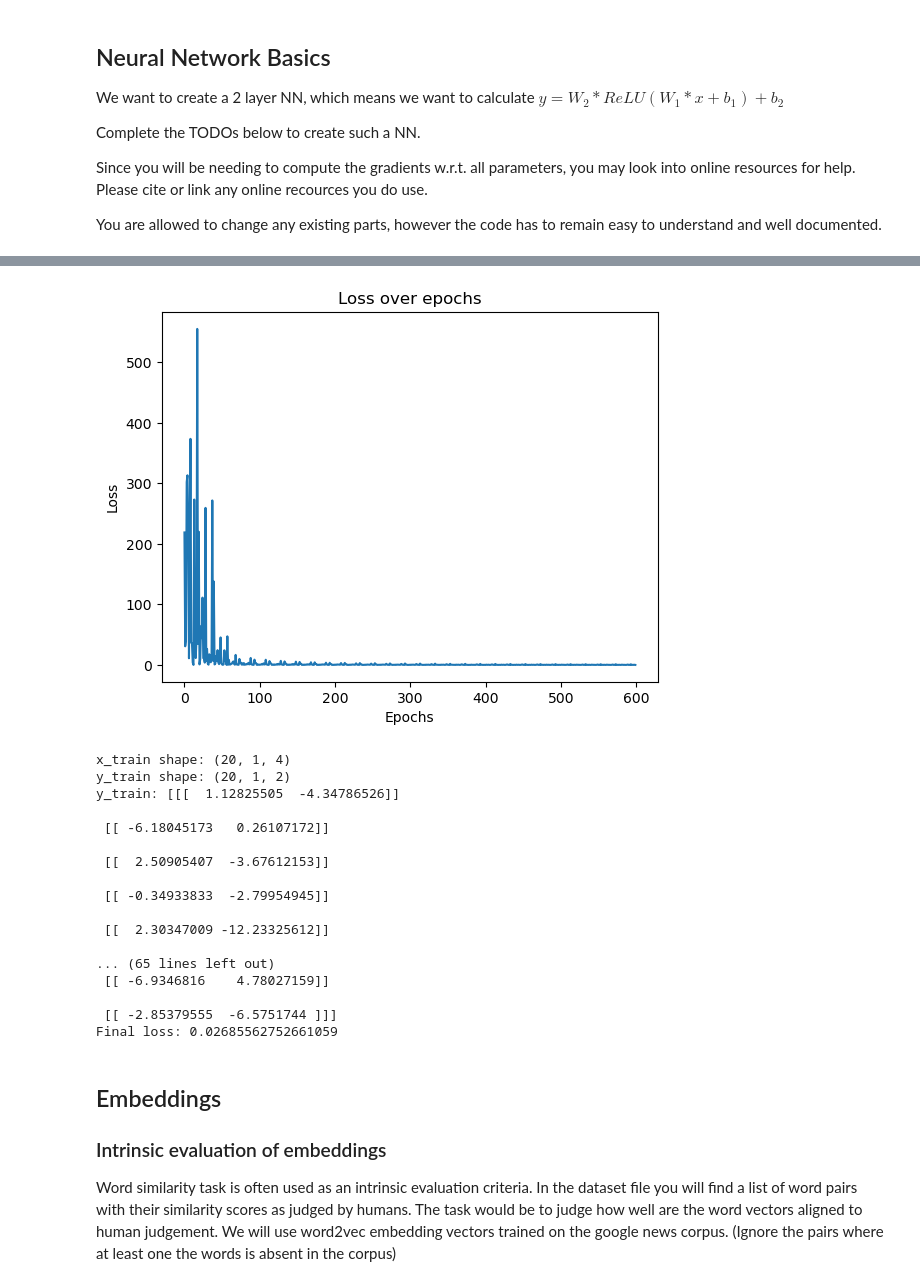
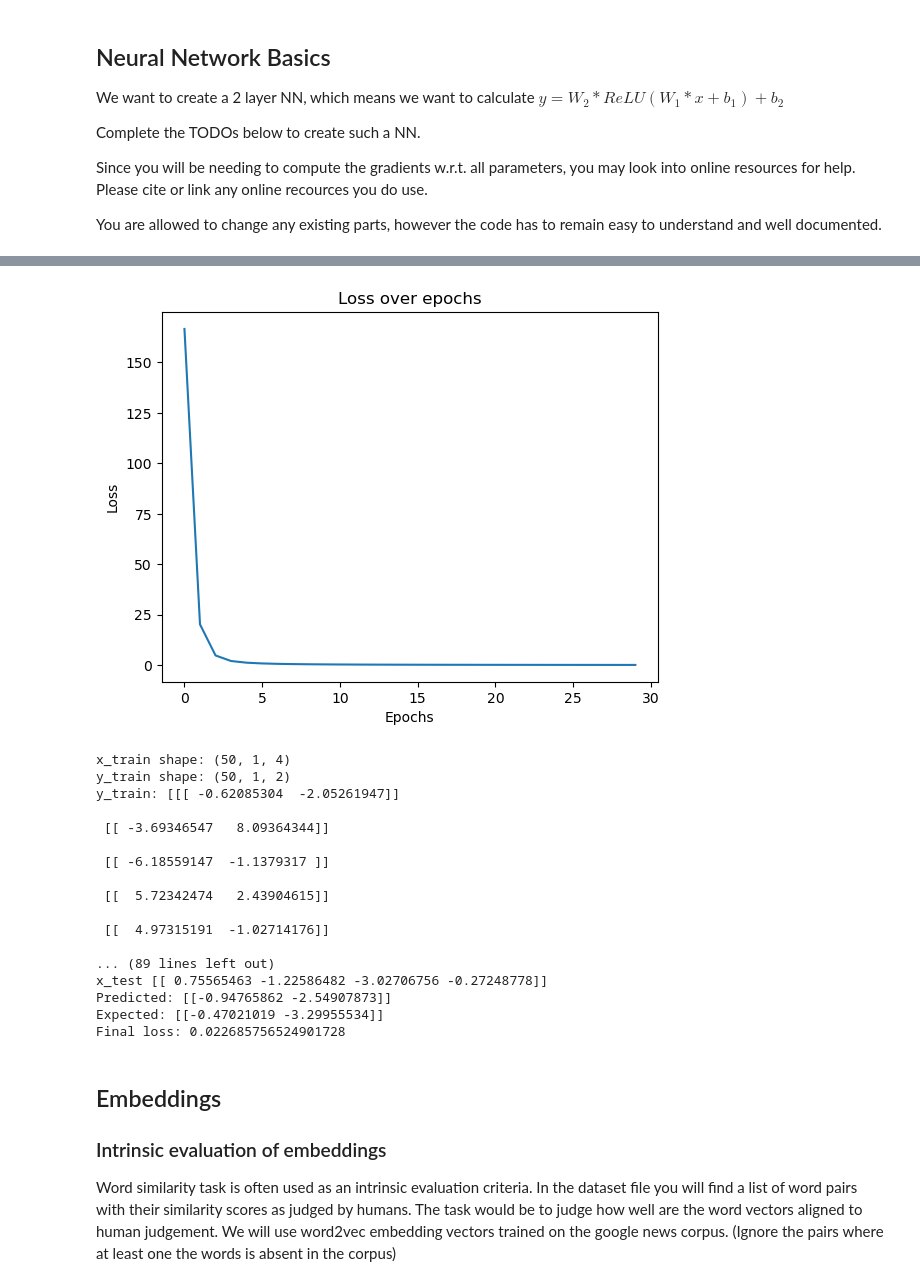
Before and after one commit to HaukeGS/text_mining, a Jupyter notebook: home_assignment_1/HomeAssignment1.ipynb, the cells around one changed output, grey strips where cells are left out. Drawn from its saved outputs; the diff is of its cells as text; code cells hidden in the pictures.

```diff
--- a/home_assignment_1/HomeAssignment1.ipynb
+++ b/home_assignment_1/HomeAssignment1.ipynb
@@ -52,22 +52,3 @@ def sigmoid(x):
         x' (np.ndarray): return value of the pointwise sigmoid application
     """
     return 1 / (1 + np.exp(-x))
-# %%
-W1 = np.random.randn(3, 4)
-print(f"W1 shape: {W1.shape}")
-x = np.ones((2, 3))
-print(f"x shape: {x.shape}")
-print(f"np.dot(x, W1) shape: {np.dot(x, W1).shape}")
-b = np.random.randn(1, 4)
-print(f"b shape: {b.shape}")
-print(f"np.dot(x, W1) + b shape: {(np.dot(x, W1) + b).shape}")
-
-W2 = np.random.randn(4, 2)
-print(f"W2 shape: {W2.shape}")
-h = np.dot(x, W1) + b
-print(f"h shape: {h.shape}")
-b2 = np.random.randn(1, 2)
-print(f"b2 shape: {b2.shape}")
-print(f"np.dot(h, W2) + b2 shape: {(np.dot(h, W2) + b2).shape}")
-y = np.dot(np.dot(x, W1) + b, W2) + b2
-print(f"y shape: {y.shape}")
@@ -263,36 +194,40 @@ Final loss: 0.6973039065330789
 # %%
 # test the model on more than one input dimension and with reasonable number of epochs and samples on a simple function
 
 model = NumPyNeuralNet(4, 20, 2)
 
-x_train = 4 * np.random.randn(20, 1, 4)
+x_train = 4 * np.random.randn(50, 1, 4)
 y_train = np.expand_dims([[x_train[i][0][0] + x_train[i][0][1], x_train[i][0][2] + x_train[i][0][3]] for i in range(x_train.shape[0])], axis=1)
 
 loss = model.train(x_train, y_train, lr=0.001, epochs=30)
 print(f"x_train shape: {x_train.shape}")
 print(f"y_train shape: {y_train.shape}")
 print(f"y_train: {y_train}")
-print(f"Predicted: {model.predict(x_train)}")
+x_test = 2 * np.random.randn(1, 4)
+y_test = np.array([[x_test[0][0] + x_test[0][1], x_test[0][2] + x_test[0][3]]])
+print(f"x_test {x_test}")
+print(f"Predicted: {model.predict(x_test)}")
+print(f"Expected: {y_test}")
 print(f"Final loss: {loss}")
 # %% [output]
-[figure, old version]
+[figure, new version]
-x_train shape: (20, 1, 4)
-y_train shape: (20, 1, 2)
-y_train: [[[  1.12825505  -4.34786526]]
+x_train shape: (50, 1, 4)
+y_train shape: (50, 1, 2)
+y_train: [[[ -0.62085304  -2.05261947]]
 
- [[ -6.18045173   0.26107172]]
+ [[ -3.69346547   8.09364344]]
 
- [[  2.50905407  -3.67612153]]
+ [[ -6.18559147  -1.1379317 ]]
 
- [[ -0.34933833  -2.79954945]]
+ [[  5.72342474   2.43904615]]
 
- [[  2.30347009 -12.23325612]]
+ [[  4.97315191  -1.02714176]]
 
-... (65 lines left out)
- [[ -6.9346816    4.78027159]]
-
- [[ -2.85379555  -6.5751744 ]]]
-Final loss: 0.02685562752661059
+... (89 lines left out)
+x_test [[ 0.75565463 -1.22586482 -3.02706756 -0.27248778]]
+Predicted: [[-0.94765862 -2.54907873]]
+Expected: [[-0.47021019 -3.29955534]]
+Final loss: 0.022685756524901728
 # %% [markdown]
 ## Embeddings
 
```
Also changed, not shown: parts of 4 cells of this notebook.
